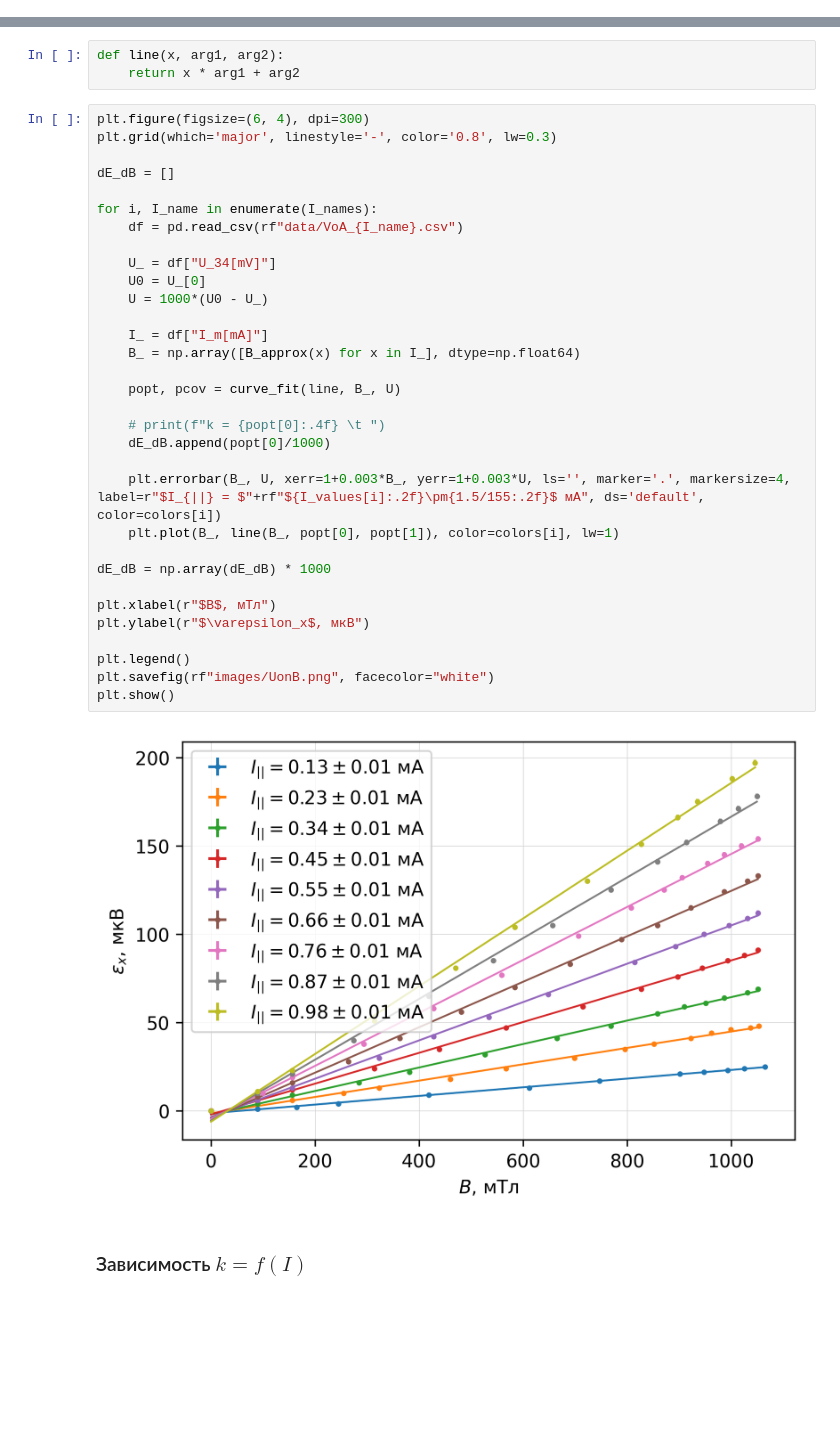
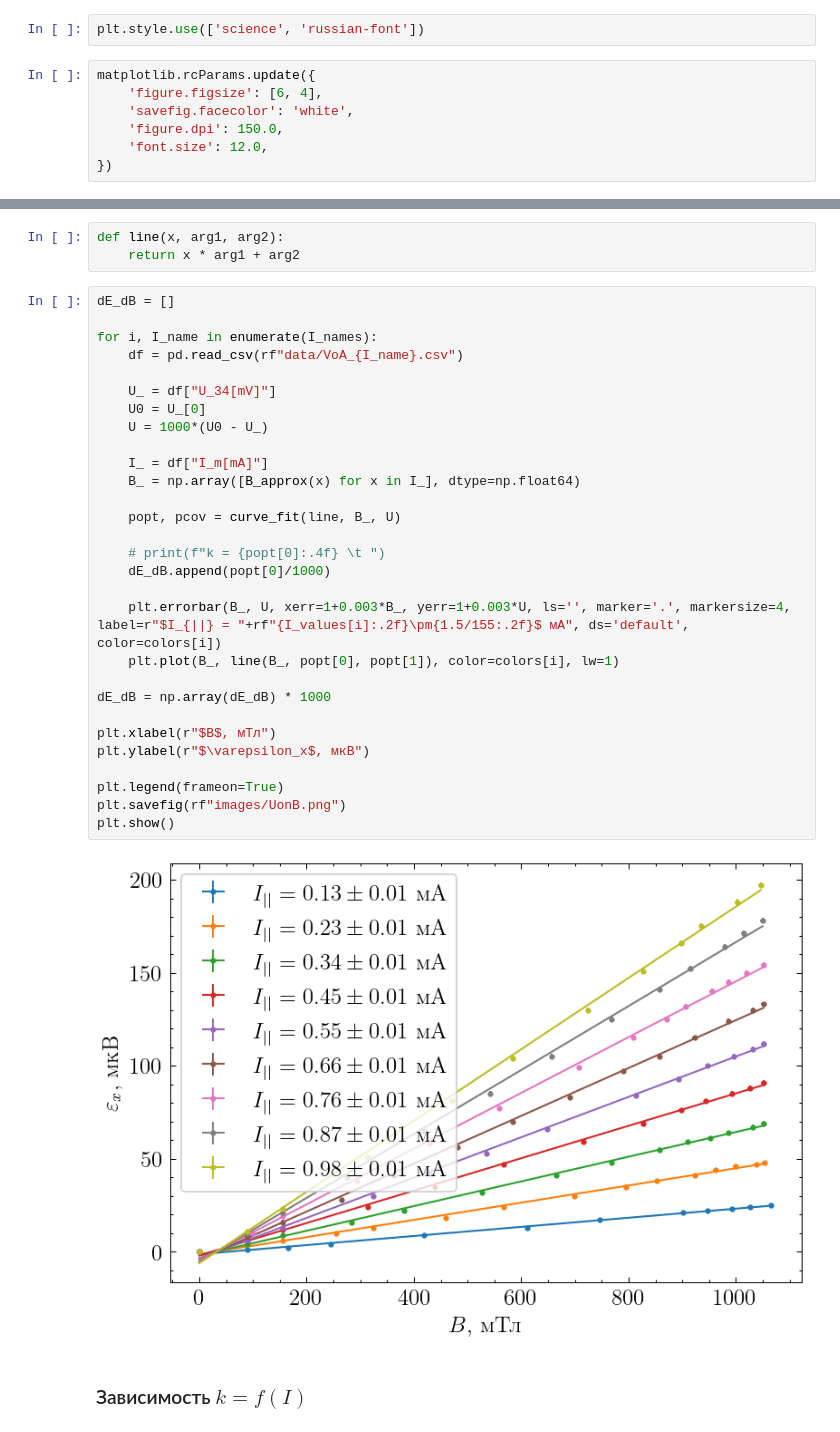
Before and after one commit to gleblug/experiment-automation, a Jupyter notebook: 3.3.4-semiconductor-hall-effect/processing.ipynb, the cells around one changed output, grey strips where cells are left out. Saved outputs shown, nothing was run; the diff lists cells and outputs as text; blank space fills up the shorter version.

Commit message:
change theme to scienceplots

```diff
--- a/3.3.4-semiconductor-hall-effect/processing.ipynb
+++ b/3.3.4-semiconductor-hall-effect/processing.ipynb
@@ -6,3 +8,12 @@ from scipy.optimize import curve_fit
+# %%
+plt.style.use(['science', 'russian-font'])
+# %%
+matplotlib.rcParams.update({
+    'figure.figsize': [6, 4],
+    'savefig.facecolor': 'white',
+    'figure.dpi': 150.0,
+    'font.size': 12.0,
+})
 # %%
 I_names = np.array([13, 24, 35, 46, 57, 68, 79, 90, 101])
 I_values = I_names * 1.5 / 155# ток в мА
@@ -47,39 +52,36 @@ def B_approx(x):
 def line(x, arg1, arg2):
     return x * arg1 + arg2
 # %%
-plt.figure(figsize=(6, 4), dpi=300)
-plt.grid(which='major', linestyle='-', color='0.8', lw=0.3)
-
 dE_dB = []
 
 for i, I_name in enumerate(I_names):
     df = pd.read_csv(rf"data/VoA_{I_name}.csv")
 
     U_ = df["U_34[mV]"]
     U0 = U_[0]
     U = 1000*(U0 - U_)
 
     I_ = df["I_m[mA]"]
     B_ = np.array([B_approx(x) for x in I_], dtype=np.float64)
 
     popt, pcov = curve_fit(line, B_, U)
 
     # print(f"k = {popt[0]:.4f} \t ")
     dE_dB.append(popt[0]/1000)
 
-    plt.errorbar(B_, U, xerr=1+0.003*B_, yerr=1+0.003*U, ls='', marker='.', markersize=4, label=r"$I_{||} = $"+rf"${I_values[i]:.2f}\pm{1.5/155:.2f}$ мА", ds='default', color=colors[i])
+    plt.errorbar(B_, U, xerr=1+0.003*B_, yerr=1+0.003*U, ls='', marker='.', markersize=4, label=r"$I_{||} = "+rf"{I_values[i]:.2f}\pm{1.5/155:.2f}$ мА", ds='default', color=colors[i])
     plt.plot(B_, line(B_, popt[0], popt[1]), color=colors[i], lw=1)
 
 dE_dB = np.array(dE_dB) * 1000
 
 plt.xlabel(r"$B$, мТл")
 plt.ylabel(r"$\varepsilon_x$, мкВ")
 
-plt.legend()
-plt.savefig(rf"images/UonB.png", facecolor="white")
+plt.legend(frameon=True)
+plt.savefig(rf"images/UonB.png")
 plt.show()
 # %% [output]
-[figure, old version]
+[figure, new version]
 # %% [markdown]
 ### Зависимость $k = f(I)$
 # %%
```
Also changed, not shown: parts of 3 cells of this notebook, 3 other files.
